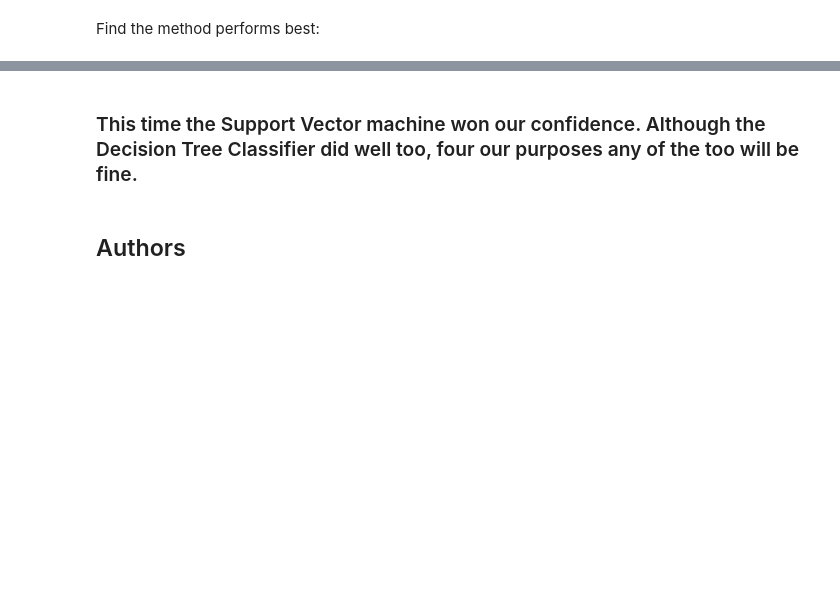
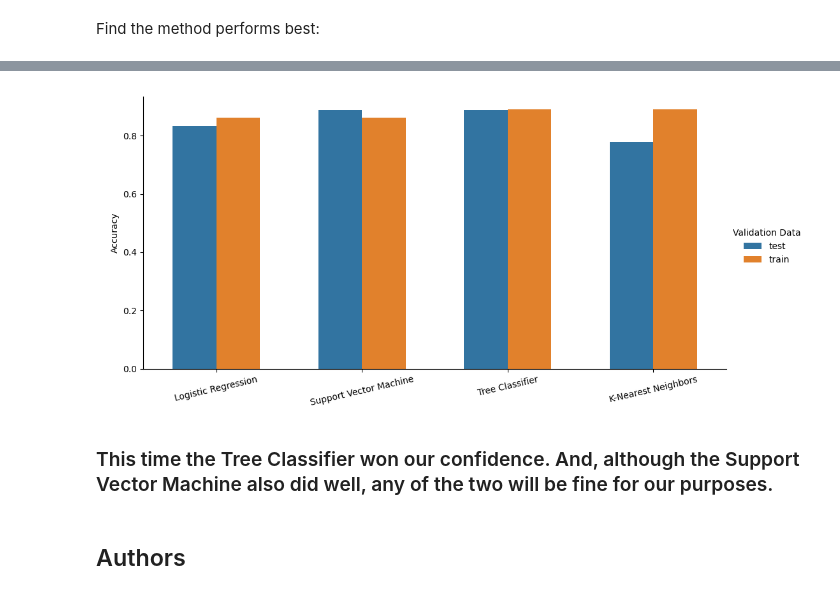
Before and after one commit to bundsol/Capstone, a Jupyter notebook: SpaceX_Machine_Learning_Prediction_Part_5-salvador.jupyterlite.ipynb, the cells around one changed output, grey strips where cells are left out. Drawn from its saved outputs; the diff is of its cells as text; code cells hidden in the pictures; blank space fills up the shorter version.

```diff
--- a/SpaceX_Machine_Learning_Prediction_Part_5-salvador.jupyterlite.ipynb
+++ b/SpaceX_Machine_Learning_Prediction_Part_5-salvador.jupyterlite.ipynb
@@ -282,0 +279,5 @@ entry['test']
+# %%
+entries = [{'Model': 'Tree Classifier' , 'Validation Data': 'test', 'Accuracy': tree_cv.score(X_test, Y_test)},
+           {'Model': 'Tree Classifier' , 'Validation Data': 'train', 'Accuracy': tree_cv.best_score_ } ]
+results.extend(entries)
+entries[0]['Accuracy']
@@ -315,7 +318,3 @@ accuracy : 0.8892857142857142
 ## TASK  11
 # %% [markdown]
 Calculate the accuracy of knn_cv on the test data using the method <code>score</code>:
-# %%
-entry = {'method': 'knn', 'test': knn_cv.score(X_test, Y_test), 'train': knn_cv.best_score_ }
-results.append(entry)
-entry['test']
@@ -323,0 +321,5 @@ entry['test']
+# %%
+entries = [{'Model': 'K-Nearest Neighbors' , 'Validation Data': 'test', 'Accuracy': knn_cv.score(X_test, Y_test)},
+           {'Model': 'K-Nearest Neighbors' , 'Validation Data': 'train', 'Accuracy': knn_cv.best_score_ } ]
+results.extend(entries)
+entries[0]['Accuracy']
@@ -342,0 +339,3 @@ result
+# %%
+df_accuracy = pd.DataFrame(results)
+df_accuracy
@@ -343,5 +352,21 @@ result
+# %%
+sns.catplot(x = "Model",
+           y = "Accuracy",
+            hue = "Validation Data",
+            data = df_accuracy,
+            kind = "bar",
+            width = 0.6 ,
+            aspect = 2)
+
+plt.xticks(rotation=13)
+plt.xlabel('Model')
+plt.ylabel('Accuracy')
+
+plt.show()
+# %% [output]
+[figure, added]
 # %% [markdown]
-### This time the Support Vector machine won our confidence. Although the Decision Tree Classifier did well too, four our purposes any of the too will be fine.
+### This time the Tree Classifier won our confidence. And, although the Support Vector Machine also did well, any of the two will be fine for our purposes.
 # %% [markdown]
 ## Authors
 # %% [markdown]
```
Also changed, not shown: parts of 12 cells of this notebook.
